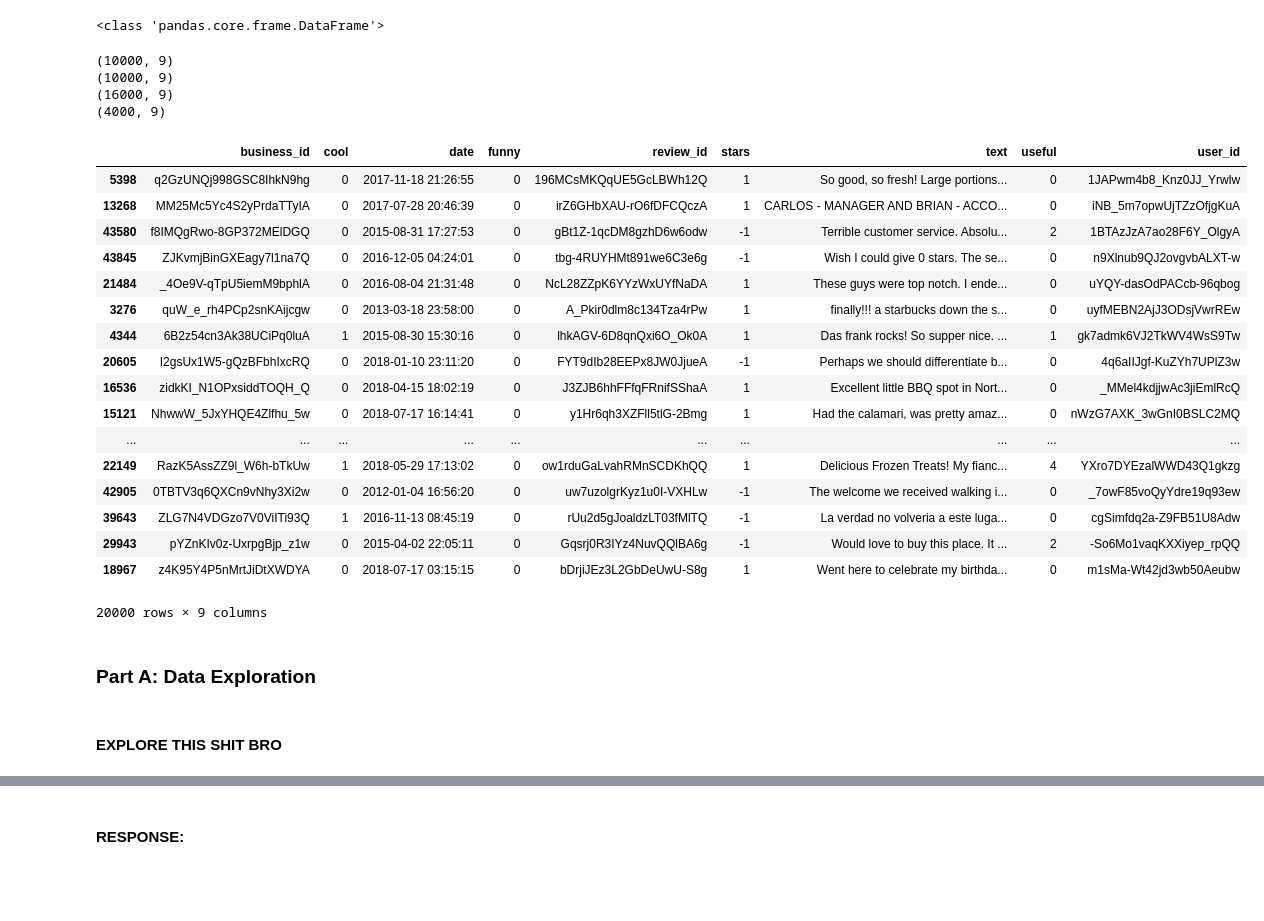
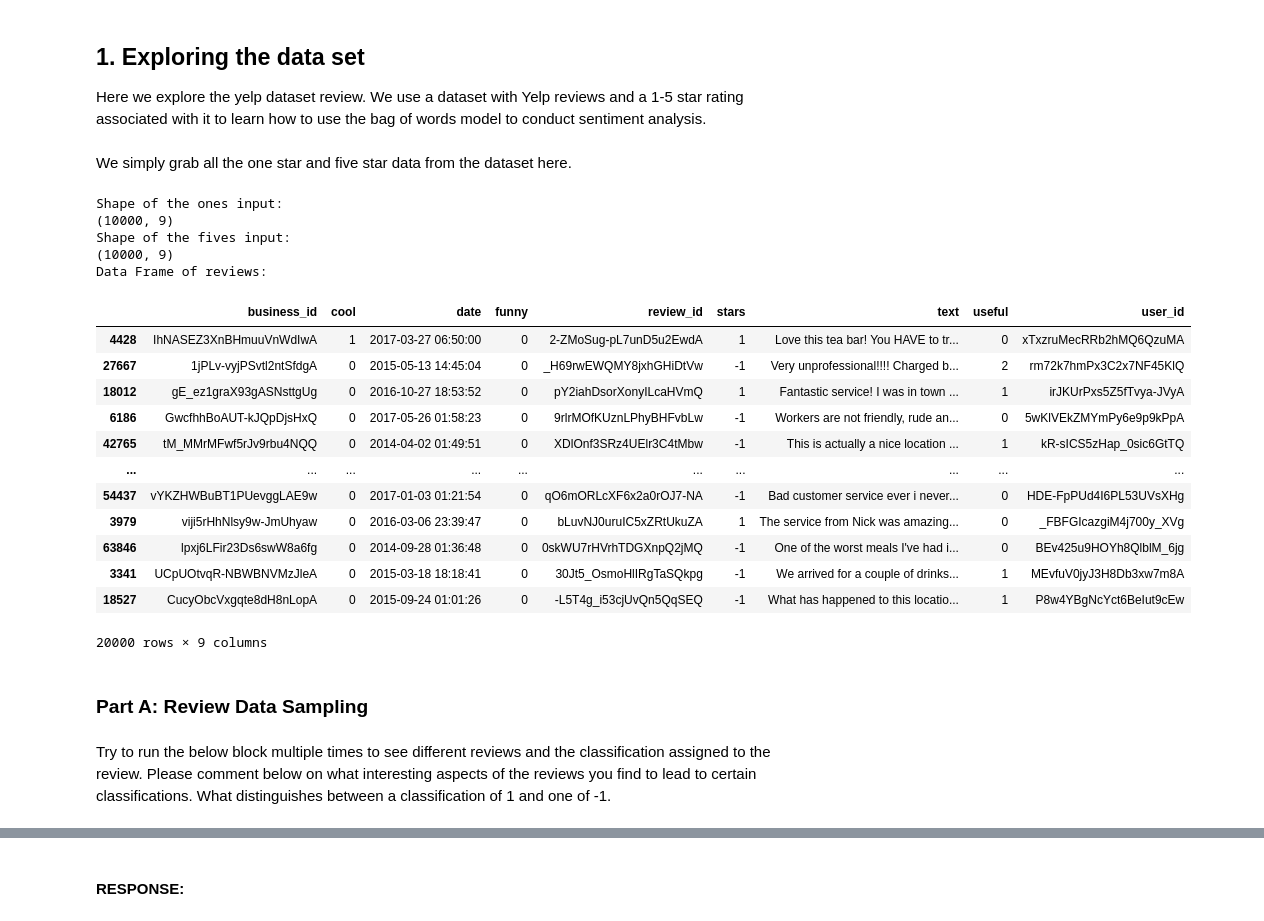
Before and after one commit to nikmandava/CS189LateProjectT-BagofWords, a Jupyter notebook: Coding_Assignment/HWAssignment.ipynb, the cells around one changed output, grey strips where cells are left out. Cells and saved outputs as stored; diff of their text form; code cells hidden in the pictures; blank space fills up the shorter version.

```diff
--- a/Coding_Assignment/HWAssignment.ipynb
+++ b/Coding_Assignment/HWAssignment.ipynb
@@ -6,74 +8,65 @@ from sklearn.linear_model import LogisticRegression
 import json
 
 from collections import Counter
-# %%
-# f = open('yelp_academic_dataset_review.json',)
-# for line in f:
-#     print(line)
-# #     data = json.load(line)
-# #     print(data)
-# f.close()
-max_records = 100000
-data = pd.read_json('yelp_academic_dataset_review.json', lines=True, chunksize = max_records)
-
-df = pd.DataFrame()
-for chunk in data:
-    df = pd.concat([df, chunk])
-    break
-
-print(type(df))
-# df =
-# df = pd.concat([filtered_data, df_chunk])
-
-# df = pd.concat([filtered_data, df_chunk])
-# %% [output]
-<class 'pandas.core.frame.DataFrame'>
+# %% [markdown]
+## 1. Exploring the data set
+Here we explore the yelp dataset review. We use a dataset with Yelp reviews and a 1-5 star rating associated with it to learn how to use the bag of words model to conduct sentiment analysis.
+# %%
+df = pd.read_csv('yelp_academic_dataset_review.csv')
+# %% [markdown]
+We simply grab all the one star and five star data from the dataset here.
 # %%
+# Get one star reviews and label them with -1
 dfOnes = df[df['stars'] == 1]
 dfOnes = dfOnes.head(10000)
 dfOnes['stars'] = dfOnes['stars'].apply(lambda x: -1)
+
+# Get five star reviews and label them with 1
+print("Shape of the ones input: ")
 print(dfOnes.shape)
 dfFives = df[df['stars'] == 5]
 dfFives = dfFives.head(10000)
 dfFives['stars'] = dfFives['stars'].apply(lambda x: 1)
+
+print("Shape of the fives input: ")
 print(dfFives.shape)
 dfCombined = pd.concat([dfOnes, dfFives], axis=0)
 dfCombined = dfCombined.sample(frac=1)
 
 dfTrainset = dfCombined.head(int(len(dfCombined.index) * .8))
 dfTestset = dfCombined.tail(int(len(dfCombined.index) * .2))
 
-print(dfTrainset.shape)
-print(dfTestset.shape)
+trainX = np.asarray(dfTrainset['text'])
+trainY = np.asarray(dfTrainset['stars'])
 
+testX = np.asarray(dfTestset['text'])
+testY = np.asarray(dfTestset['stars'])
+
+print('Data Frame of reviews:')
 dfCombined
 # %% [output]
+Shape of the ones input:
 (10000, 9)
+Shape of the fives input:
 (10000, 9)
-(16000, 9)
-(4000, 9)
+Data Frame of reviews:
 |  | business_id | cool | date | funny | review_id | stars | text | useful | user_id |
-| 5398 | q2GzUNQj998GSC8IhkN9hg | 0 | 2017-11-18 21:26:55 | 0 | 196MCsMKQqUE5GcLBWh12Q | 1 | So good, so fresh! Large portions... | 0 | 1JAPwm4b8_Knz0JJ_Yrwlw |
-| 13268 | MM25Mc5Yc4S2yPrdaTTyIA | 0 | 2017-07-28 20:46:39 | 0 | irZ6GHbXAU-rO6fDFCQczA | 1 | CARLOS - MANAGER AND BRIAN - ACCO... | 0 | iNB_5m7opwUjTZzOfjgKuA |
-| 43580 | f8IMQgRwo-8GP372MElDGQ | 0 | 2015-08-31 17:27:53 | 0 | gBt1Z-1qcDM8gzhD6w6odw | -1 | Terrible customer service. Absolu... | 2 | 1BTAzJzA7ao28F6Y_OlgyA |
-| 43845 | ZJKvmjBinGXEagy7l1na7Q | 0 | 2016-12-05 04:24:01 | 0 | tbg-4RUYHMt891we6C3e6g | -1 | Wish I could give 0 stars. The se... | 0 | n9Xlnub9QJ2ovgvbALXT-w |
-| 21484 | _4Oe9V-qTpU5iemM9bphlA | 0 | 2016-08-04 21:31:48 | 0 | NcL28ZZpK6YYzWxUYfNaDA | 1 | These guys were top notch. I ende... | 0 | uYQY-dasOdPACcb-96qbog |
-| 3276 | quW_e_rh4PCp2snKAijcgw | 0 | 2013-03-18 23:58:00 | 0 | A_Pkir0dlm8c134Tza4rPw | 1 | finally!!! a starbucks down the s... | 0 | uyfMEBN2AjJ3ODsjVwrREw |
-| 4344 | 6B2z54cn3Ak38UCiPq0luA | 1 | 2015-08-30 15:30:16 | 0 | lhkAGV-6D8qnQxi6O_Ok0A | 1 | Das frank rocks! So supper nice. ... | 1 | gk7admk6VJ2TkWV4WsS9Tw |
-| 20605 | I2gsUx1W5-gQzBFbhIxcRQ | 0 | 2018-01-10 23:11:20 | 0 | FYT9dIb28EEPx8JW0JjueA | -1 | Perhaps we should differentiate b... | 0 | 4q6aIIJgf-KuZYh7UPlZ3w |
-| 16536 | zidkKI_N1OPxsiddTOQH_Q | 0 | 2018-04-15 18:02:19 | 0 | J3ZJB6hhFFfqFRnifSShaA | 1 | Excellent little BBQ spot in Nort... | 0 | _MMel4kdjjwAc3jiEmlRcQ |
-| 15121 | NhwwW_5JxYHQE4Zlfhu_5w | 0 | 2018-07-17 16:14:41 | 0 | y1Hr6qh3XZFll5tlG-2Bmg | 1 | Had the calamari, was pretty amaz... | 0 | nWzG7AXK_3wGnI0BSLC2MQ |
+| 4428 | IhNASEZ3XnBHmuuVnWdIwA | 1 | 2017-03-27 06:50:00 | 0 | 2-ZMoSug-pL7unD5u2EwdA | 1 | Love this tea bar! You HAVE to tr... | 0 | xTxzruMecRRb2hMQ6QzuMA |
+| 27667 | 1jPLv-vyjPSvtl2ntSfdgA | 0 | 2015-05-13 14:45:04 | 0 | _H69rwEWQMY8jxhGHiDtVw | -1 | Very unprofessional!!!! Charged b... | 2 | rm72k7hmPx3C2x7NF45KlQ |
+| 18012 | gE_ez1graX93gASNsttgUg | 0 | 2016-10-27 18:53:52 | 0 | pY2iahDsorXonyILcaHVmQ | 1 | Fantastic service! I was in town ... | 1 | irJKUrPxs5Z5fTvya-JVyA |
+| 6186 | GwcfhhBoAUT-kJQpDjsHxQ | 0 | 2017-05-26 01:58:23 | 0 | 9rlrMOfKUznLPhyBHFvbLw | -1 | Workers are not friendly, rude an... | 0 | 5wKlVEkZMYmPy6e9p9kPpA |
+| 42765 | tM_MMrMFwf5rJv9rbu4NQQ | 0 | 2014-04-02 01:49:51 | 0 | XDlOnf3SRz4UElr3C4tMbw | -1 | This is actually a nice location ... | 1 | kR-sICS5zHap_0sic6GtTQ |
 | ... | ... | ... | ... | ... | ... | ... | ... | ... | ... |
-| 22149 | RazK5AssZZ9l_W6h-bTkUw | 1 | 2018-05-29 17:13:02 | 0 | ow1rduGaLvahRMnSCDKhQQ | 1 | Delicious Frozen Treats! My fianc... | 4 | YXro7DYEzalWWD43Q1gkzg |
-| 42905 | 0TBTV3q6QXCn9vNhy3Xi2w | 0 | 2012-01-04 16:56:20 | 0 | uw7uzolgrKyz1u0I-VXHLw | -1 | The welcome we received walking i... | 0 | _7owF85voQyYdre19q93ew |
-| 39643 | ZLG7N4VDGzo7V0ViITi93Q | 1 | 2016-11-13 08:45:19 | 0 | rUu2d5gJoaldzLT03fMlTQ | -1 | La verdad no volveria a este luga... | 0 | cgSimfdq2a-Z9FB51U8Adw |
-| 29943 | pYZnKIv0z-UxrpgBjp_z1w | 0 | 2015-04-02 22:05:11 | 0 | Gqsrj0R3IYz4NuvQQlBA6g | -1 | Would love to buy this place. It ... | 2 | -So6Mo1vaqKXXiyep_rpQQ |
-| 18967 | z4K95Y4P5nMrtJiDtXWDYA | 0 | 2018-07-17 03:15:15 | 0 | bDrjiJEz3L2GbDeUwU-S8g | 1 | Went here to celebrate my birthda... | 0 | m1sMa-Wt42jd3wb50Aeubw |
+| 54437 | vYKZHWBuBT1PUevggLAE9w | 0 | 2017-01-03 01:21:54 | 0 | qO6mORLcXF6x2a0rOJ7-NA | -1 | Bad customer service ever i never... | 0 | HDE-FpPUd4I6PL53UVsXHg |
+| 3979 | viji5rHhNlsy9w-JmUhyaw | 0 | 2016-03-06 23:39:47 | 0 | bLuvNJ0uruIC5xZRtUkuZA | 1 | The service from Nick was amazing... | 0 | _FBFGIcazgiM4j700y_XVg |
+| 63846 | lpxj6LFir23Ds6swW8a6fg | 0 | 2014-09-28 01:36:48 | 0 | 0skWU7rHVrhTDGXnpQ2jMQ | -1 | One of the worst meals I've had i... | 0 | BEv425u9HOYh8QlblM_6jg |
+| 3341 | UCpUOtvqR-NBWBNVMzJleA | 0 | 2015-03-18 18:18:41 | 0 | 30Jt5_OsmoHlIRgTaSQkpg | -1 | We arrived for a couple of drinks... | 1 | MEvfuV0jyJ3H8Db3xw7m8A |
+| 18527 | CucyObcVxgqte8dH8nLopA | 0 | 2015-09-24 01:01:26 | 0 | -L5T4g_i53cjUvQn5QqSEQ | -1 | What has happened to this locatio... | 1 | P8w4YBgNcYct6BeIut9cEw |
 20000 rows × 9 columns
 # %% [markdown]
-### Part A: Data Exploration
+### Part A: Review Data Sampling
-# %% [markdown]
-#### EXPLORE THIS SHIT BRO
+# %% [markdown]
+Try to run the below block multiple times to see different reviews and the classification assigned to the review. Please comment below on what interesting aspects of the reviews you find to lead to certain classifications. What distinguishes between a classification of 1 and one of -1.
 # %%
 sample = dfCombined.sample()
 print("Text: " + sample['text'].values[0]  + "\n")
```
Also changed, not shown: parts of 92 cells of this notebook.
